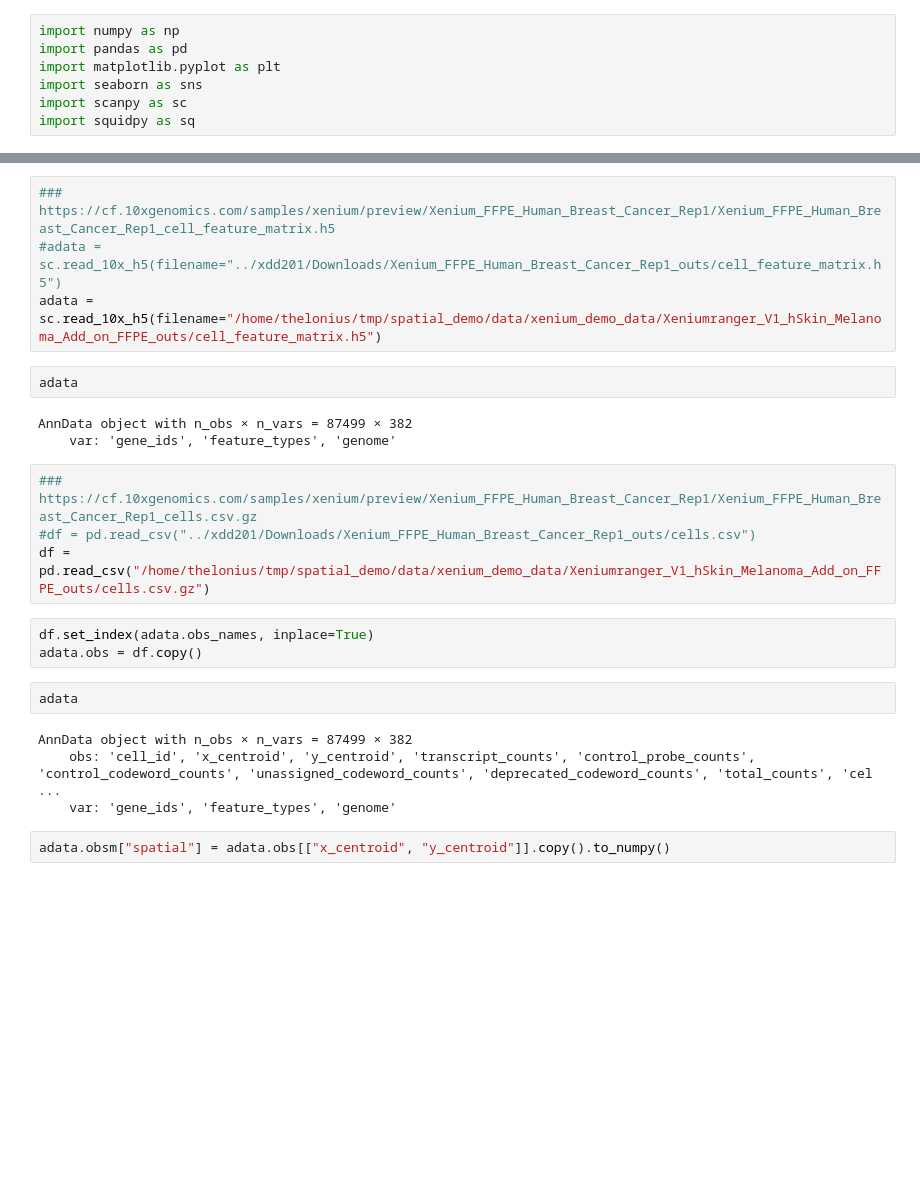
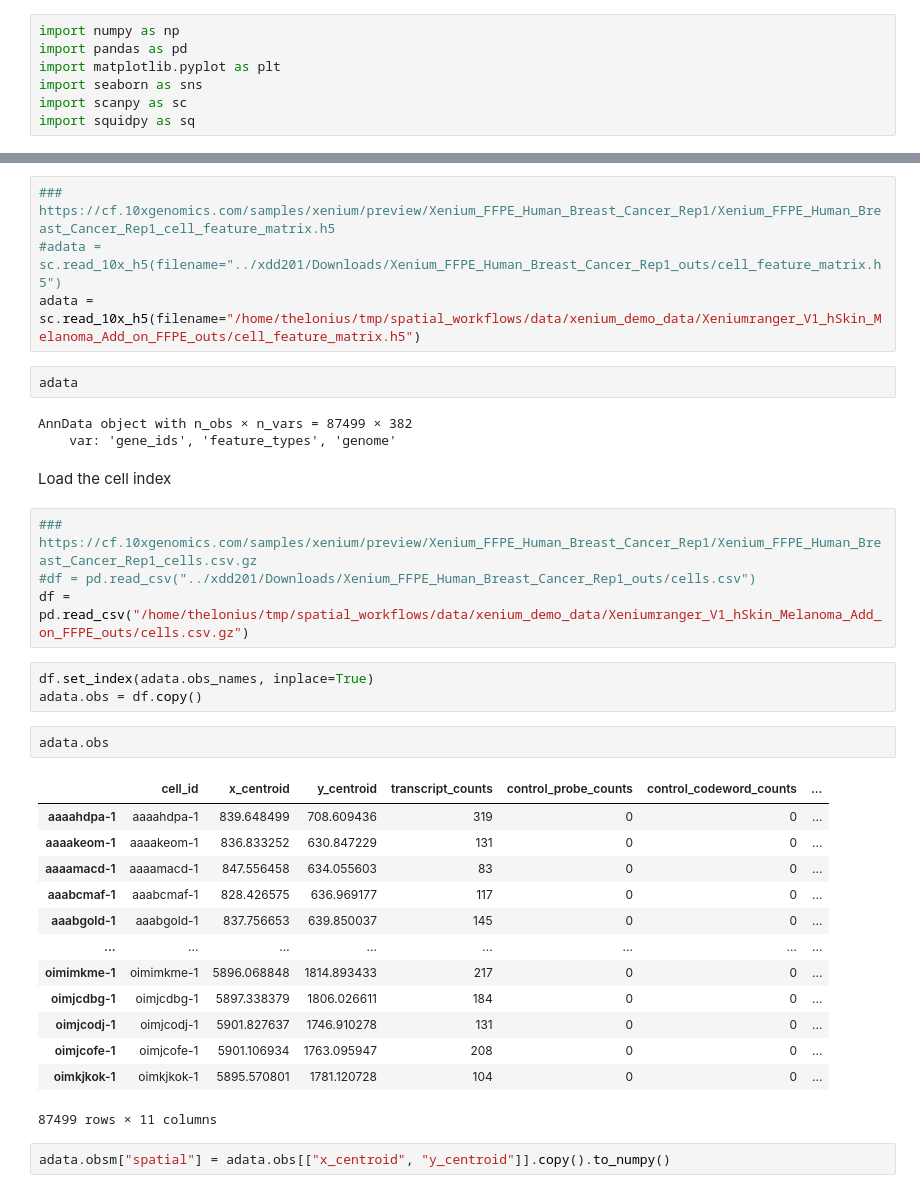
Before and after one commit to tfkillian/spatial_workflows, a Jupyter notebook: Analyze_Xenium_data.ipynb, the cells around one changed output, grey strips where cells are left out. Saved outputs shown, nothing was run; the diff lists cells and outputs as text; blank space fills up the shorter version.

```diff
--- a/Analyze_Xenium_data.ipynb
+++ b/Analyze_Xenium_data.ipynb
@@ -20,25 +22,37 @@ import squidpy as sq
 # %%
 ### https://cf.10xgenomics.com/samples/xenium/preview/Xenium_FFPE_Human_Breast_Cancer_Rep1/Xenium_FFPE_Human_Breast_Cancer_Rep1_cell_feature_matrix.h5
 #adata = sc.read_10x_h5(filename="../xdd201/Downloads/Xenium_FFPE_Human_Breast_Cancer_Rep1_outs/cell_feature_matrix.h5")
-adata = sc.read_10x_h5(filename="/home/thelonius/tmp/spatial_demo/data/xenium_demo_data/Xeniumranger_V1_hSkin_Melanoma_Add_on_FFPE_outs/cell_feature_matrix.h5")
+adata = sc.read_10x_h5(filename="/home/thelonius/tmp/spatial_workflows/data/xenium_demo_data/Xeniumranger_V1_hSkin_Melanoma_Add_on_FFPE_outs/cell_feature_matrix.h5")
 # %%
 adata
 # %% [output]
 AnnData object with n_obs × n_vars = 87499 × 382
     var: 'gene_ids', 'feature_types', 'genome'
+# %% [markdown]
+Load the cell index
 # %%
 ### https://cf.10xgenomics.com/samples/xenium/preview/Xenium_FFPE_Human_Breast_Cancer_Rep1/Xenium_FFPE_Human_Breast_Cancer_Rep1_cells.csv.gz
 #df = pd.read_csv("../xdd201/Downloads/Xenium_FFPE_Human_Breast_Cancer_Rep1_outs/cells.csv")
-df = pd.read_csv("/home/thelonius/tmp/spatial_demo/data/xenium_demo_data/Xeniumranger_V1_hSkin_Melanoma_Add_on_FFPE_outs/cells.csv.gz")
+df = pd.read_csv("/home/thelonius/tmp/spatial_workflows/data/xenium_demo_data/Xeniumranger_V1_hSkin_Melanoma_Add_on_FFPE_outs/cells.csv.gz")
 # %%
 df.set_index(adata.obs_names, inplace=True)
 adata.obs = df.copy()
 # %%
-adata
+adata.obs
 # %% [output]
+|  | cell_id | x_centroid | y_centroid | transcript_counts | control_probe_counts | control_codeword_counts | ... |
+| aaaahdpa-1 | aaaahdpa-1 | 839.648499 | 708.609436 | 319 | 0 | 0 | ... |
+| aaaakeom-1 | aaaakeom-1 | 836.833252 | 630.847229 | 131 | 0 | 0 | ... |
+| aaaamacd-1 | aaaamacd-1 | 847.556458 | 634.055603 | 83 | 0 | 0 | ... |
+| aaabcmaf-1 | aaabcmaf-1 | 828.426575 | 636.969177 | 117 | 0 | 0 | ... |
+| aaabgold-1 | aaabgold-1 | 837.756653 | 639.850037 | 145 | 0 | 0 | ... |
+| ... | ... | ... | ... | ... | ... | ... | ... |
+| oimimkme-1 | oimimkme-1 | 5896.068848 | 1814.893433 | 217 | 0 | 0 | ... |
+| oimjcdbg-1 | oimjcdbg-1 | 5897.338379 | 1806.026611 | 184 | 0 | 0 | ... |
+| oimjcodj-1 | oimjcodj-1 | 5901.827637 | 1746.910278 | 131 | 0 | 0 | ... |
+| oimjcofe-1 | oimjcofe-1 | 5901.106934 | 1763.095947 | 208 | 0 | 0 | ... |
+| oimkjkok-1 | oimkjkok-1 | 5895.570801 | 1781.120728 | 104 | 0 | 0 | ... |
-AnnData object with n_obs × n_vars = 87499 × 382
-    obs: 'cell_id', 'x_centroid', 'y_centroid', 'transcript_counts', 'control_probe_counts', 'control_codeword_counts', 'unassigned_codeword_counts', 'deprecated_codeword_counts', 'total_counts', 'cel ...
-    var: 'gene_ids', 'feature_types', 'genome'
+87499 rows × 11 columns
 # %%
 adata.obsm["spatial"] = adata.obs[["x_centroid", "y_centroid"]].copy().to_numpy()
 # %%
```
Also changed, not shown: parts of 40 cells of this notebook, 1 other file.
